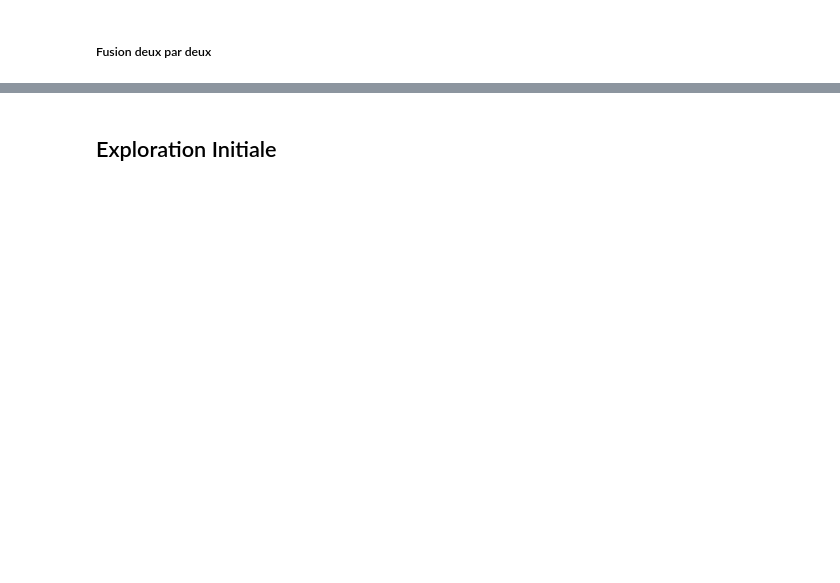
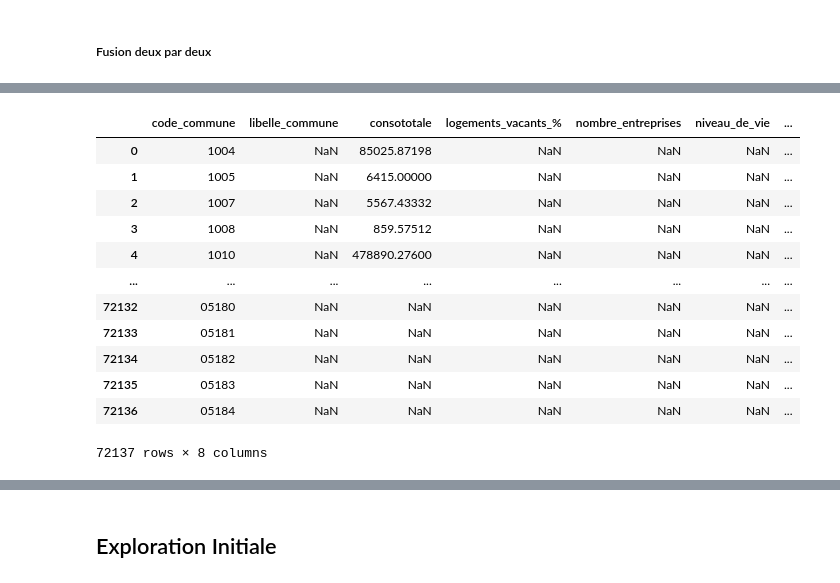
Before and after one commit to tgarnier067/Projet-Python-2023, a Jupyter notebook: Notebook_unique_a_renommer.ipynb, the cells around one changed output, grey strips where cells are left out. Saved outputs shown, nothing was run; the diff lists cells and outputs as text; code cells hidden in the pictures; blank space fills up the shorter version.

```diff
--- a/Notebook_unique_a_renommer.ipynb
+++ b/Notebook_unique_a_renommer.ipynb
@@ -351,0 +384,7 @@ table_nb_entr_indus.head()
+# %%
+table_pop_com=table_pop_com.rename(columns={
+    'Code commune': 'code_commune',
+    0: 'population',
+})
+table_pop_com['population'] = table_pop_com['population'].str.replace(r'\s*\(2020\)', '', regex=True)
+table_pop_com.head()
@@ -351,0 +398,7 @@ table_nb_entr_indus.head()
+# %%
+table_niveau_vie_com=table_niveau_vie_com.rename(columns={
+    'CODGEO': 'code_commune',
+    'LIBGEO': 'libelle_commune',
+    'MED14': 'niveau_de_vie'
+})
+table_niveau_vie_com.head()
@@ -351,0 +412,8 @@ table_nb_entr_indus.head()
+# %%
+table_nb_entr_com = table_nb_entr_com.rename(columns={
+    'Code': 'code_commune',
+    'Libellé': 'libelle_commune',
+    'Nombre d\'entreprises par secteurs d\'activité 2021': 'nombre_entreprises',
+    'Nombre d\'entreprises par secteurs d\'activité 2021.1': 'pas_compris_cette_colonne'
+})
+table_nb_entr_com.head()
@@ -361,2 +429,9 @@ table_nb_entr_indus.columns=['code_departement','nom_departement','nb entreprise
+# %%
+table_conso_communes=table_conso_com[['code_commune','libelle_commune','consototale']]
+table_logements_vacants_communes = table_logements_vacants_com.loc[table_logements_vacants_com.groupby('code_commune')['an'].idxmax()]
+table_nb_entr_communes=table_nb_entr_com[['code_commune','libelle_commune','nombre_entreprises']]
+table_niveau_vie_communes=table_niveau_vie_com[['code_commune','libelle_commune','niveau_de_vie']]
+table_pop_communes=table_pop_com[['code_commune','population']]
+table_temperatures_communes=table_temperatures_com[['code_commune','tmoy']]
 # %% [markdown]
 ##### Fusion deux par deux
@@ -390,0 +438,26 @@ table_donnees
+# %%
+# Fusion des DataFrames
+df_merged = table_conso_communes.merge(table_logements_vacants_communes, on='code_commune', how='outer')
+df_merged = df_merged.merge(table_nb_entr_communes, on='code_commune', how='outer', suffixes=('', '_entr'))
+df_merged = df_merged.merge(table_niveau_vie_communes, on='code_commune', how='outer', suffixes=('', '_nv'))
+df_merged = df_merged.merge(table_pop_communes, on='code_commune', how='outer')
+df_merged = df_merged.merge(table_temperatures_communes, on='code_commune', how='outer')
+
+# Nettoyage des colonnes
+table_donnees = df_merged[['code_commune', 'libelle_commune', 'consototale', 'logements_vacants_%', 'nombre_entreprises', 'niveau_de_vie', 'population', 'tmoy']]
+
+table_donnees
+# %% [output]
+|  | code_commune | libelle_commune | consototale | logements_vacants_% | nombre_entreprises | niveau_de_vie | ... |
+| 0 | 1004 | NaN | 85025.87198 | NaN | NaN | NaN | ... |
+| 1 | 1005 | NaN | 6415.00000 | NaN | NaN | NaN | ... |
+| 2 | 1007 | NaN | 5567.43332 | NaN | NaN | NaN | ... |
+| 3 | 1008 | NaN | 859.57512 | NaN | NaN | NaN | ... |
+| 4 | 1010 | NaN | 478890.27600 | NaN | NaN | NaN | ... |
+| ... | ... | ... | ... | ... | ... | ... | ... |
+| 72132 | 05180 | NaN | NaN | NaN | NaN | NaN | ... |
+| 72133 | 05181 | NaN | NaN | NaN | NaN | NaN | ... |
+| 72134 | 05182 | NaN | NaN | NaN | NaN | NaN | ... |
+| 72135 | 05183 | NaN | NaN | NaN | NaN | NaN | ... |
+| 72136 | 05184 | NaN | NaN | NaN | NaN | NaN | ... |
+72137 rows × 8 columns
```
Also changed, not shown: parts of 54 cells of this notebook.
